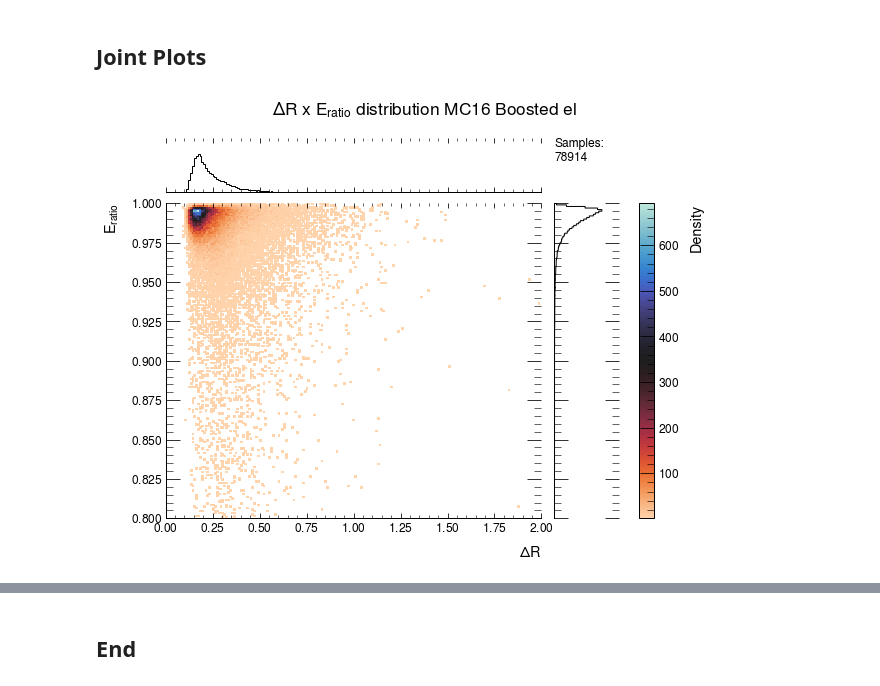
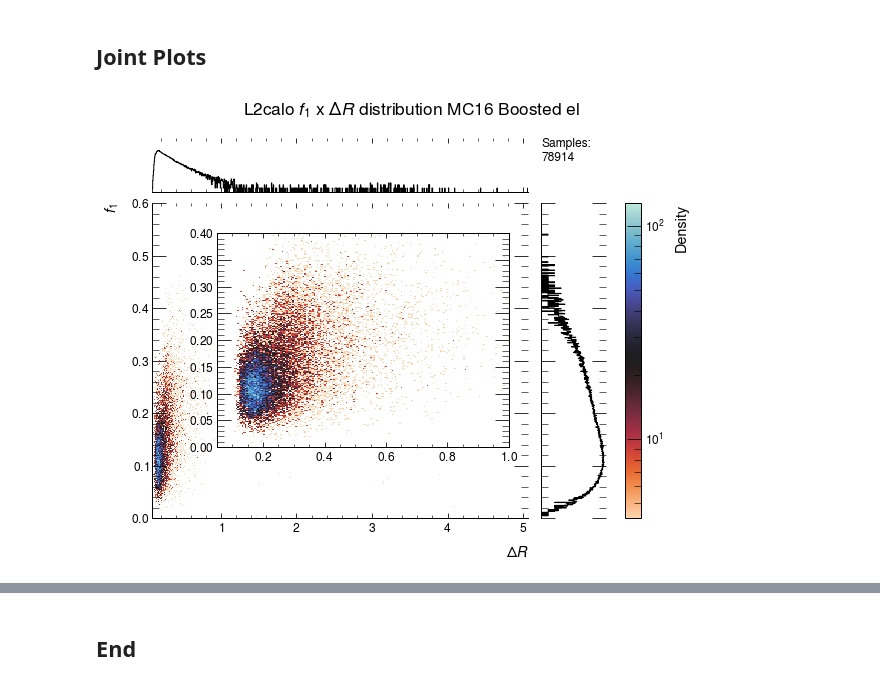
Before and after one commit to lucasbanunes/ringer, a Jupyter notebook: plots.ipynb, the cells around one changed output, grey strips where cells are left out. Saved outputs shown, nothing was run; the diff lists cells and outputs as text; code cells hidden in the pictures.

Commit message:
Added joint_plot funcionality.

```diff
--- a/plots.ipynb
+++ b/plots.ipynb
@@ -242,7 +242,7 @@ def facetplot(data, x, col_var, row_var, xlabel:str=None, xrange=None, xbins=Non
 # %%
 def jointplot(data:pd.DataFrame, x:str, y:str, x_label:str=None, y_label:str=None, data_label:str=None,
               x_bins=None, y_bins=None, x_range=None, y_range=None, xlim=None, ylim=None, include_legend=True,
-              cmap='icefire_r', plot_scale='log', figsize=None, marginal_ticks=True):
+              cmap='icefire_r', plot_scale='log', figsize=None, marginal_ticks=True, sub_ax_kwargs:dict=None, step=None):
     x_label = x if x_label is None else x_label
     y_label = y if y_label is None else y_label
     data_label = '' if data_label is None else data_label
@@ -274,7 +274,10 @@ def jointplot(data:pd.DataFrame, x:str, y:str, x_label:str=None, y_label:str=Non
     jgrid.ax_marg_x.set(yscale=plot_scale, ylabel='Density')
     jgrid.ax_marg_y.set(xscale=plot_scale, xlabel='Density')
     jgrid.ax_joint.set(ylim=ylim, xlim=xlim, xlabel=x_label, ylabel=y_label)
-    jgrid.figure.suptitle(f'{x_label} x {y_label} distribution {data_label}', fontsize='xx-large')
+    if step is None:
+        jgrid.figure.suptitle(f'{y_label} x {x_label} distribution {data_label}', fontsize='xx-large')
+    else:
+        jgrid.figure.suptitle(f'{step} {y_label} x {x_label} distribution {data_label}', fontsize='xx-large')
     if figsize is not None:
         jgrid.figure.set_figwidth(figsize[0])
         jgrid.figure.set_figheight(figsize[1])
@@ -283,6 +286,12 @@ def jointplot(data:pd.DataFrame, x:str, y:str, x_label:str=None, y_label:str=Non
         jgrid.figure.text(0.7, 0.9, f'Samples:\n{len(data)}', fontsize='large',
                     va='top', wrap=True)
 
+    if sub_ax_kwargs is not None:
+        sub_ax = jgrid.figure.add_axes(sub_ax_kwargs['pos'])
+        sub_ax.hist2d(data[x], data[y], bins=[x_bins, y_bins], range=[x_range, y_range],
+                        cmin=1e-12, cmap=cmap, density=True, norm=norm)
+        sub_ax.set(xlim=sub_ax_kwargs['xlim'], ylim=sub_ax_kwargs['ylim'])
+
     return_dict = dict(marg_x=marg_x, marg_y=marg_y, joint=joint)
     return jgrid, return_dict
 # %%
@@ -523,14 +555,20 @@ fig, axes, hists, patches = facetplot(data, x=var_info['l2calo'], col_var='$E_T$
 ## Joint Plots
 # %%
 data_name = 'MC16 Boosted el'
+step = 'l2calo'
 x='dr'
-y='eratio'
+y='f1'
 x_info = get_var_info(x)
 y_info = get_var_info(y)
-jgrid, _ = jointplot(data=data[data_name], x=x_info['TaP'], y=y_info['l2calo'],
+filename = f'{step}_{x}_{y}_{plot_scale}_scale_joint_hist.png'
+# None #
+sub_ax_kwargs = dict(pos=[0.2, 0.25, 0.45, 0.45],xlim=(0.05,1),ylim=(0,0.4))
+jgrid, _ = jointplot(data=data[data_name], x=x_info['TaP'], y=y_info[step], step=step.capitalize(),
                       x_label=x_info['label'], y_label=y_info['label'], data_label=data_name,
-                      x_bins=500, y_bins=1000, x_range=None, y_range=(0,1), xlim=(0,2), ylim=(0.8,1),
-                      cmap='icefire_r', plot_scale='linear', figsize=(9,6.6), marginal_ticks=False)
-jgrid.figure.savefig()
+                      x_bins=1000, y_bins=1000, x_range=None, y_range=(0,0.6), xlim=None,ylim=None,
+                      cmap='icefire_r', plot_scale='log', figsize=(9,6.6), marginal_ticks=False,
+                      sub_ax_kwargs=sub_ax_kwargs)
+#jgrid.figure.tight_layout()
+jgrid.figure.savefig(os.path.join(output_dir, filename), transparent=False, facecolor='white', dpi=72)
 # %% [output]
-[figure, old version]
+[figure, new version]
```
Also changed, not shown: parts of 4 cells of this notebook.
